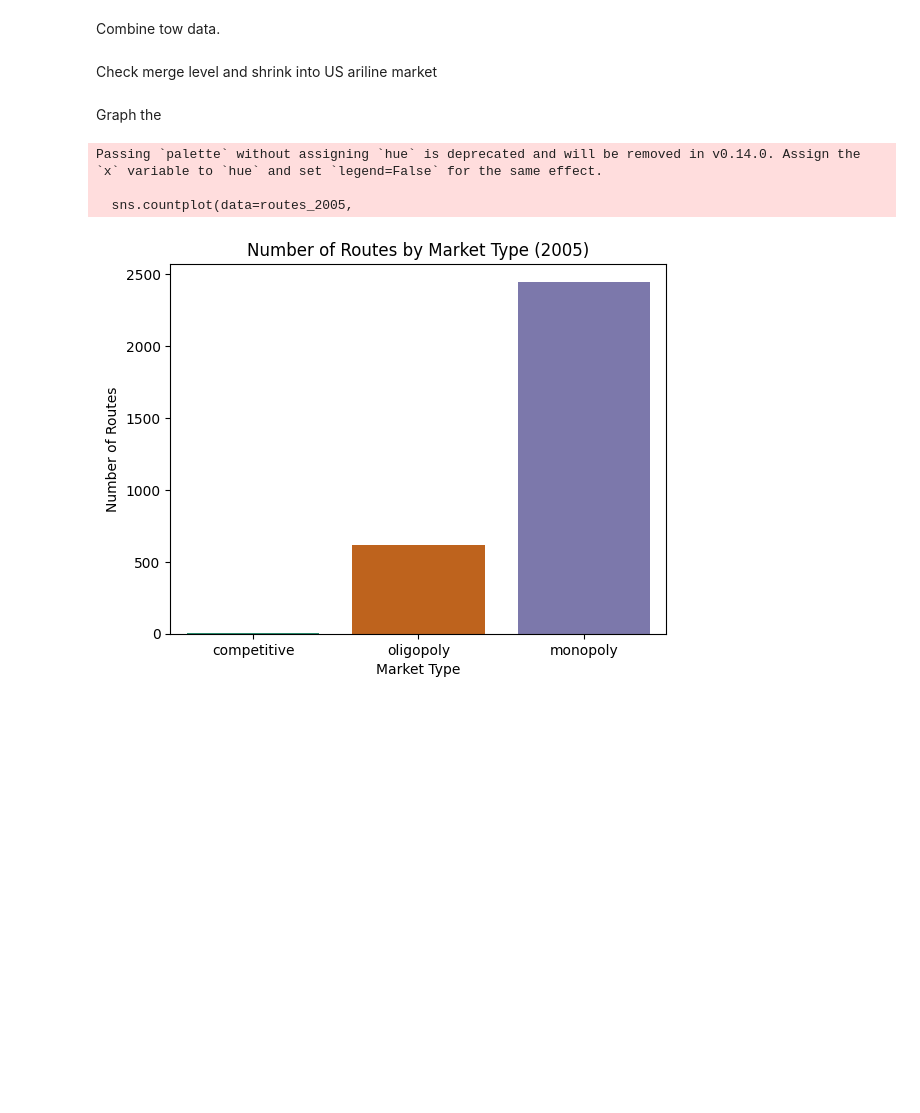
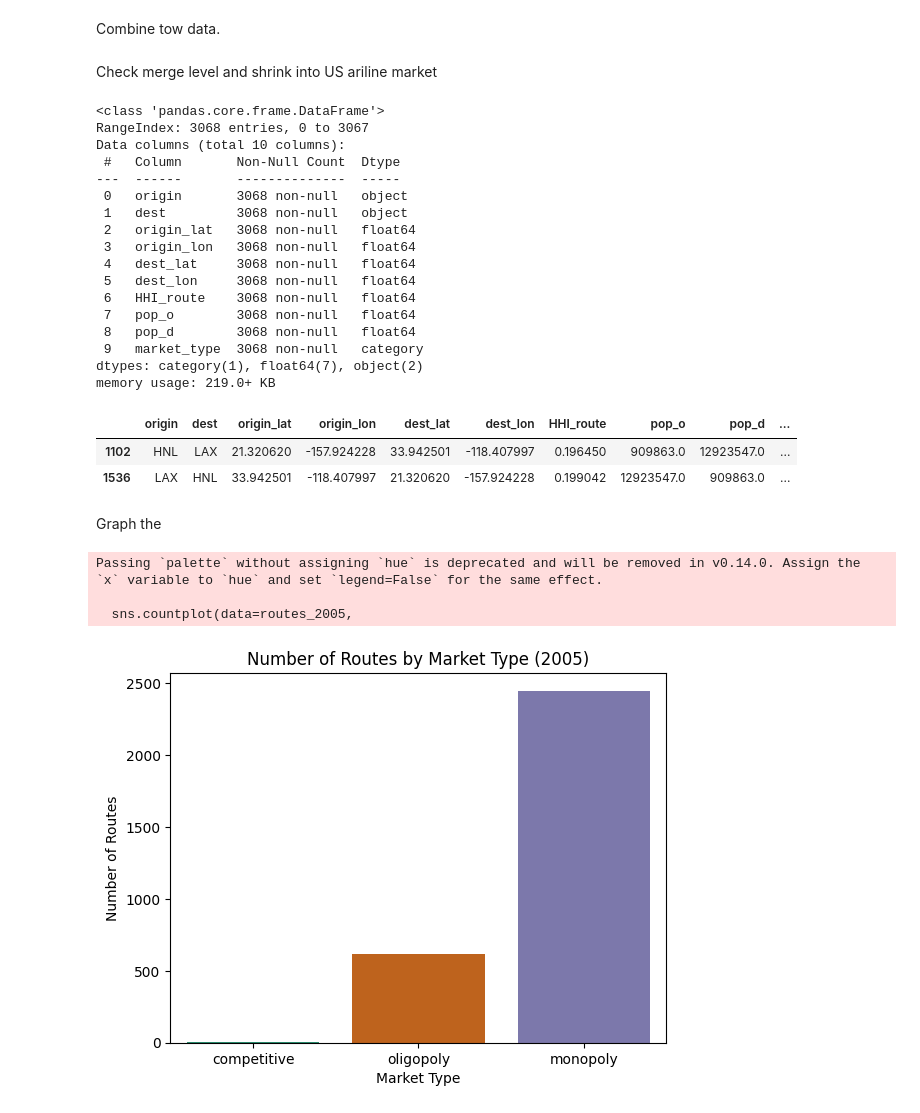
Before and after one commit to yuancx2025/526_project_group2, a Jupyter notebook: Data_science.ipynb, the cells around one changed output. Saved outputs shown, nothing was run; the diff lists cells and outputs as text; code cells hidden in the pictures; blank space fills up the shorter version.

```diff
--- a/Data_science.ipynb
+++ b/Data_science.ipynb
@@ -47,11 +40,7 @@ Input graph level data (help visualize)
 # %%
 import pandas as pd
 
-airports_raw = pd.read_csv(
-    "https://raw.githubusercontent.com/jpatokal/openflights/master/data/airports.dat",
-    header=None
-)
-
+airports_raw = pd.read_csv("https://raw.githubusercontent.com/jpatokal/openflights/master/data/airports.dat", header=None)
 
 airports = airports_raw[[1, 2, 3, 4, 5, 6, 7, 8, 9]]
 airports.columns = ["airport_name", "city", "country", "IATA", "ICAO", "lat", "lon", "alt", "timezone"]
@@ -104,14 +95,39 @@ data_us = data[(data["origin_country"]=="United States") &
 # %%
 routes_2005 = (data_us[data_us["year"]==2005]
                .groupby(["origin","dest"], as_index=False)
                .agg({"origin_lat":"first","origin_lon":"first",
                      "dest_lat":"first","dest_lon":"first",
-                     "HHI_route":"mean"}))
+                     "HHI_route":"mean","pop_o":"first","pop_d":"first"}))
 routes_2005["market_type"] = pd.cut(
     routes_2005["HHI_route"],
     bins=[-float("inf"), 0.2, 0.6, float("inf")],
     labels=["competitive", "oligopoly", "monopoly"]
 )
+
+routes_2005.info()
+#info of the only competitive market in dataset
+routes_2005[routes_2005["market_type"]=="competitive"]
+# %% [output]
+<class 'pandas.core.frame.DataFrame'>
+RangeIndex: 3068 entries, 0 to 3067
+Data columns (total 10 columns):
+ #   Column       Non-Null Count  Dtype
+---  ------       --------------  -----
+ 0   origin       3068 non-null   object
+ 1   dest         3068 non-null   object
+ 2   origin_lat   3068 non-null   float64
+ 3   origin_lon   3068 non-null   float64
+ 4   dest_lat     3068 non-null   float64
+ 5   dest_lon     3068 non-null   float64
+ 6   HHI_route    3068 non-null   float64
+ 7   pop_o        3068 non-null   float64
+ 8   pop_d        3068 non-null   float64
+ 9   market_type  3068 non-null   category
+dtypes: category(1), float64(7), object(2)
+memory usage: 219.0+ KB
+|  | origin | dest | origin_lat | origin_lon | dest_lat | dest_lon | HHI_route | pop_o | pop_d | ... |
+| 1102 | HNL | LAX | 21.320620 | -157.924228 | 33.942501 | -118.407997 | 0.196450 | 909863.0 | 12923547.0 | ... |
+| 1536 | LAX | HNL | 33.942501 | -118.407997 | 21.320620 | -157.924228 | 0.199042 | 12923547.0 | 909863.0 | ... |
 # %% [markdown]
 Graph the
 # %%
```
Also changed, not shown: parts of 9 cells of this notebook.
